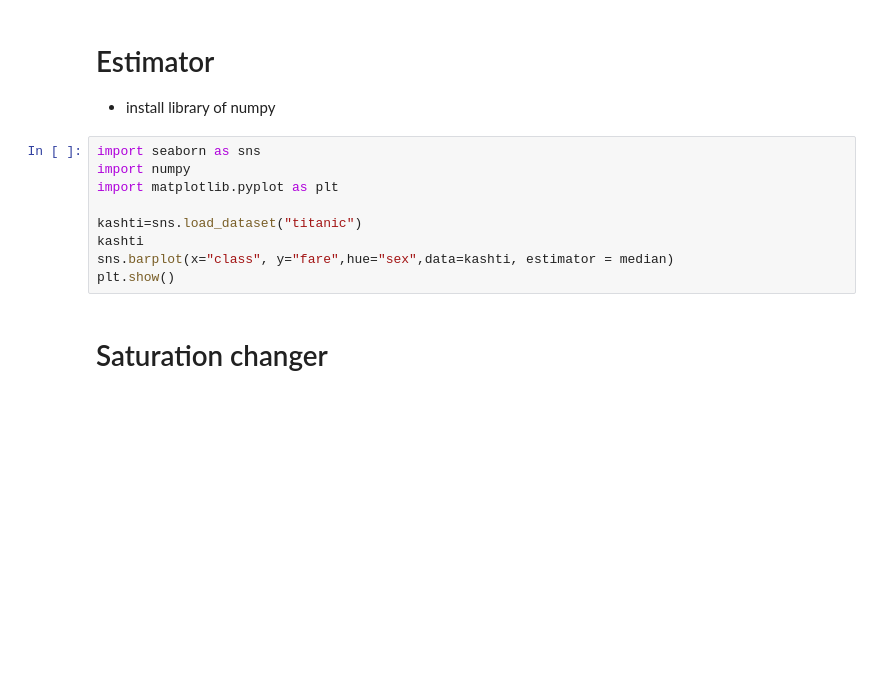
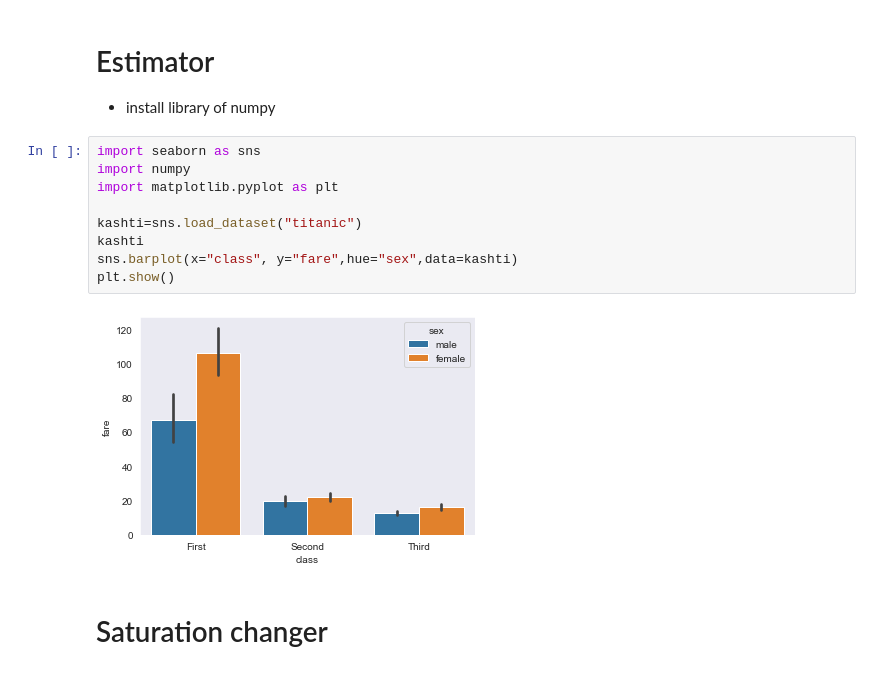
Before and after one commit to rehmanch5806/Notebook, a Jupyter notebook: PYTHON WITH BABA AAMMAR.ipynb, the cells around one changed output. Saved outputs shown, nothing was run; the diff lists cells and outputs as text; blank space fills up the shorter version.

```diff
--- a/PYTHON WITH BABA AAMMAR.ipynb
+++ b/PYTHON WITH BABA AAMMAR.ipynb
@@ -657,12 +899,14 @@ plt.show()
 # %%
 import seaborn as sns
 import numpy
 import matplotlib.pyplot as plt
 
 kashti=sns.load_dataset("titanic")
 kashti
-sns.barplot(x="class", y="fare",hue="sex",data=kashti, estimator = median)
+sns.barplot(x="class", y="fare",hue="sex",data=kashti)
 plt.show()
+# %% [output]
+[figure, added]
 # %% [markdown]
 # Saturation changer
 # %%
```
Also changed, not shown: parts of 155 cells of this notebook.
